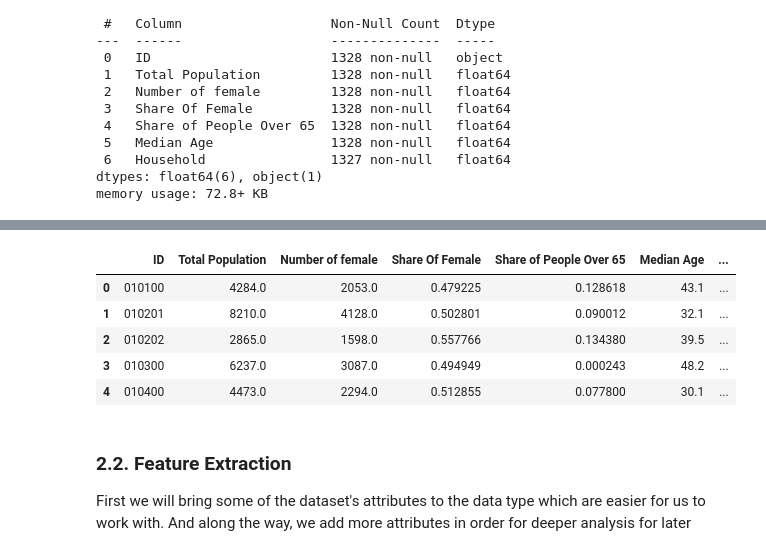
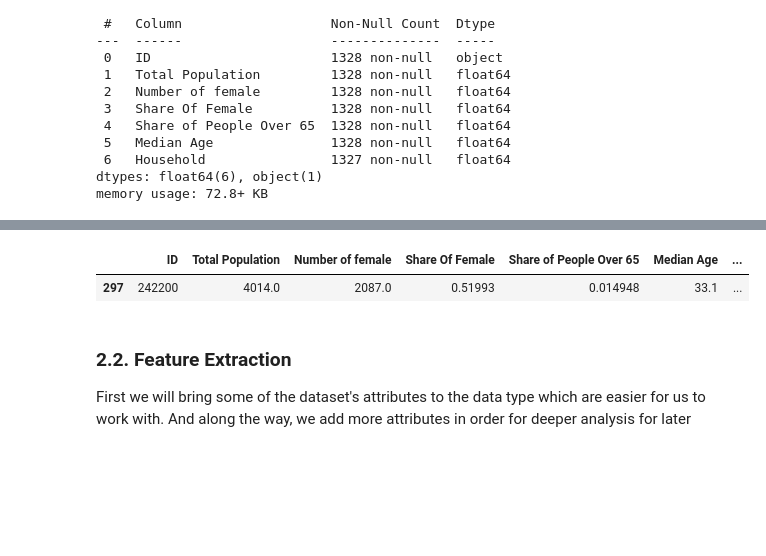
Before and after one commit to Taiducphan1234/Ride-Hailing-Data-Analysis-and-Tipping-Prediction, a Jupyter notebook: Ride-Hailing Data Analysis - Data Preparation and Preprocessing.ipynb, the cells around one changed output, grey strips where cells are left out. Cells and saved outputs as stored; diff of their text form; code cells hidden in the pictures; blank space fills up the shorter version.

```diff
--- a/Ride-Hailing Data Analysis - Data Preparation and Preprocessing.ipynb
+++ b/Ride-Hailing Data Analysis - Data Preparation and Preprocessing.ipynb
@@ -381,10 +381,11 @@ census_tracts.head()
 | 4 | Census Tract 104; Cook County; Il... | 4473.0 | 2294.0 | 0.512855 | 0.077800 | 30.1 | ... |
 # %%
 #Reduce the ID down to only the code:
+census_tracts = pd.read_excel('Datasets\census_tracts_dataset.xlsx')
 def simplify_ID(ID):
     result = ID[13:-23]
-    #If result is of length 3 (like 101 without .xx afterwards), add 00 to match up with the format of the rides dataset
-    if len(result) == 3:
+    #If result is without .xx afterwards, add 00 to match up with the format of the rides dataset
+    if result.find('.') == -1:
         result = result + '00'
     else:
         #Remove the '.' separator
@@ -392,4 +393,3 @@ def simplify_ID(ID):
     return result
 
 census_tracts['ID'] = census_tracts['ID'].apply(simplify_ID)
-census_tracts.head()
@@ -403,13 +396,9 @@ census_tracts.head()
 # %%
 census_tracts['ID'] = census_tracts['ID'].apply(lambda x: x.zfill(6))
-census_tracts.head()
+census_tracts[census_tracts['ID'] == '242200']
 # %% [output]
 |  | ID | Total Population | Number of female | Share Of Female | Share of People Over 65 | Median Age | ... |
-| 0 | 010100 | 4284.0 | 2053.0 | 0.479225 | 0.128618 | 43.1 | ... |
-| 1 | 010201 | 8210.0 | 4128.0 | 0.502801 | 0.090012 | 32.1 | ... |
-| 2 | 010202 | 2865.0 | 1598.0 | 0.557766 | 0.134380 | 39.5 | ... |
-| 3 | 010300 | 6237.0 | 3087.0 | 0.494949 | 0.000243 | 48.2 | ... |
-| 4 | 010400 | 4473.0 | 2294.0 | 0.512855 | 0.077800 | 30.1 | ... |
+| 297 | 242200 | 4014.0 | 2087.0 | 0.51993 | 0.014948 | 33.1 | ... |
 # %% [markdown]
 ### 2.2. Feature Extraction <a id='section2_2'></a>
 
```
Also changed, not shown: parts of 9 cells of this notebook.
